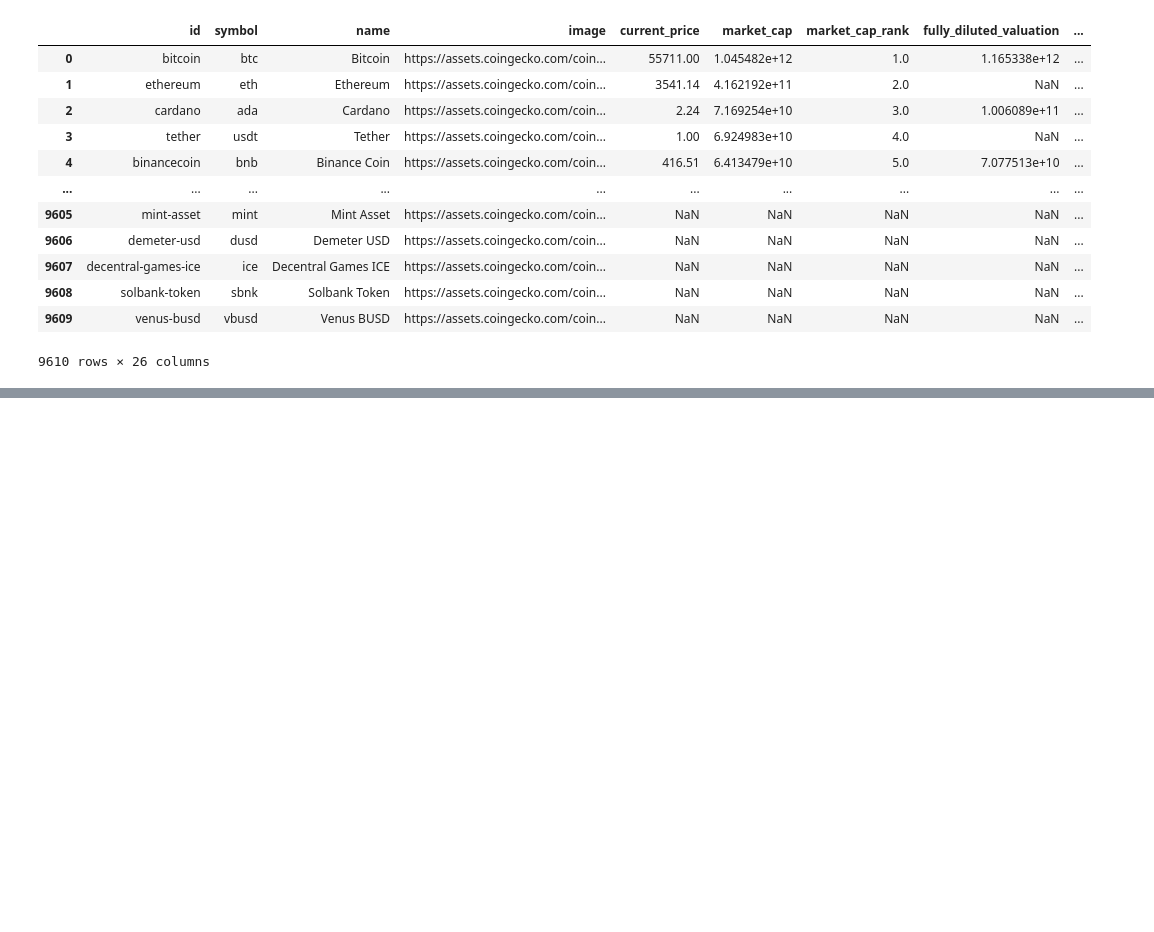
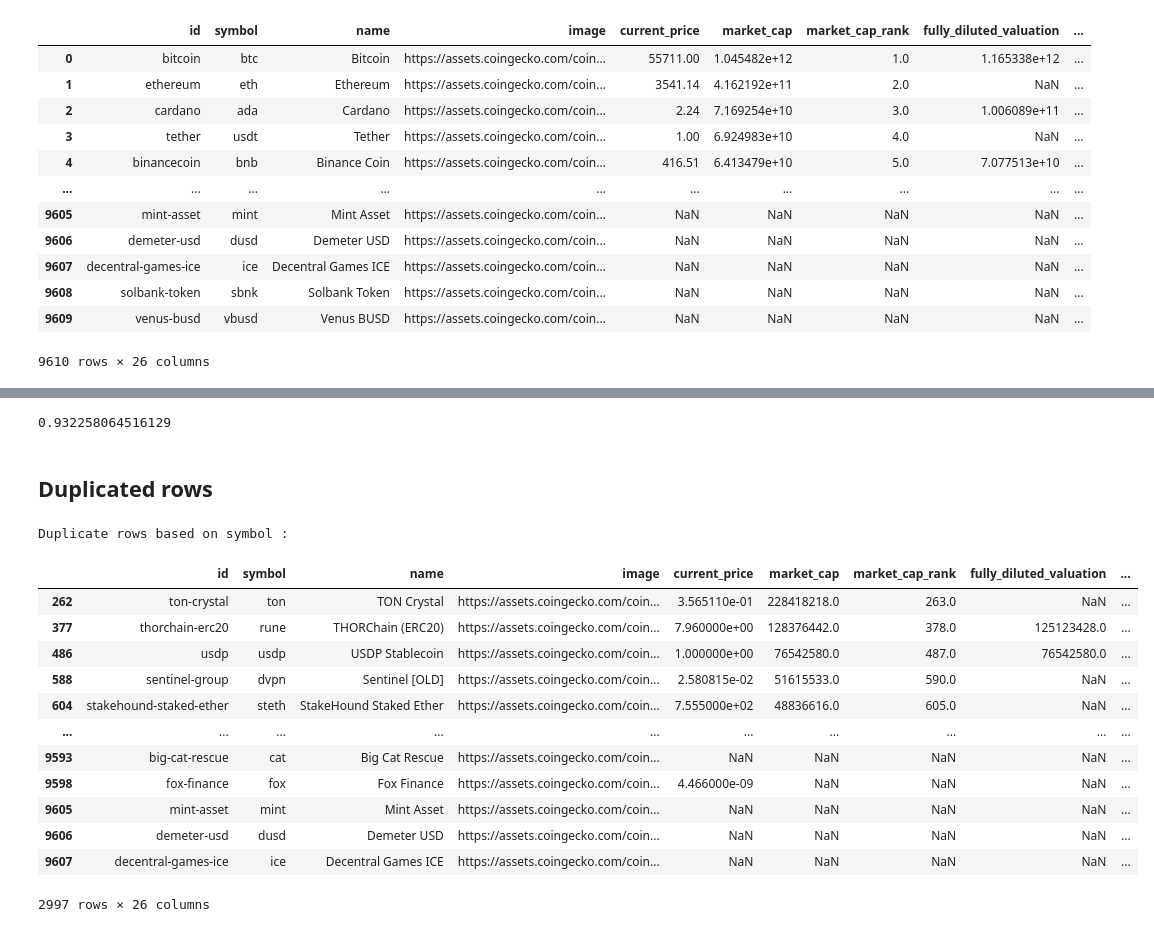
Before and after one commit to denironyx/becoming_data_engineer, a Jupyter notebook: coindecko/pyscript/coindecko.ipynb, the cells around one changed output, grey strips where cells are left out. Cells and saved outputs as stored; diff of their text form; code cells hidden in the pictures; blank space fills up the shorter version.

Commit message:
creating a duplicate checker

```diff
--- a/coindecko/pyscript/coindecko.ipynb
+++ b/coindecko/pyscript/coindecko.ipynb
@@ -295,0 +323,26 @@ df_coin_market
+# %%
+rate= df_coin_market['roi'].isnull().sum() / df_coin_market.shape[0]
+rate
+# %% [output]
+0.932258064516129
+# %% [markdown]
+## Duplicated rows
+# %%
+duplicate = df_coin_market[df_coin_market.duplicated('symbol')]
+print("Duplicate rows based on symbol :  ")
+duplicate
+# %% [output]
+Duplicate rows based on symbol :
+|  | id | symbol | name | image | current_price | market_cap | market_cap_rank | fully_diluted_valuation | ... |
+| 262 | ton-crystal | ton | TON Crystal | https://assets.coingecko.com/coin... | 3.565110e-01 | 228418218.0 | 263.0 | NaN | ... |
+| 377 | thorchain-erc20 | rune | THORChain (ERC20) | https://assets.coingecko.com/coin... | 7.960000e+00 | 128376442.0 | 378.0 | 125123428.0 | ... |
+| 486 | usdp | usdp | USDP Stablecoin | https://assets.coingecko.com/coin... | 1.000000e+00 | 76542580.0 | 487.0 | 76542580.0 | ... |
+| 588 | sentinel-group | dvpn | Sentinel [OLD] | https://assets.coingecko.com/coin... | 2.580815e-02 | 51615533.0 | 590.0 | NaN | ... |
+| 604 | stakehound-staked-ether | steth | StakeHound Staked Ether | https://assets.coingecko.com/coin... | 7.555000e+02 | 48836616.0 | 605.0 | NaN | ... |
+| ... | ... | ... | ... | ... | ... | ... | ... | ... | ... |
+| 9593 | big-cat-rescue | cat | Big Cat Rescue | https://assets.coingecko.com/coin... | NaN | NaN | NaN | NaN | ... |
+| 9598 | fox-finance | fox | Fox Finance | https://assets.coingecko.com/coin... | 4.466000e-09 | NaN | NaN | NaN | ... |
+| 9605 | mint-asset | mint | Mint Asset | https://assets.coingecko.com/coin... | NaN | NaN | NaN | NaN | ... |
+| 9606 | demeter-usd | dusd | Demeter USD | https://assets.coingecko.com/coin... | NaN | NaN | NaN | NaN | ... |
+| 9607 | decentral-games-ice | ice | Decentral Games ICE | https://assets.coingecko.com/coin... | NaN | NaN | NaN | NaN | ... |
+2997 rows × 26 columns
```
Also changed, not shown: parts of 7 cells of this notebook.
